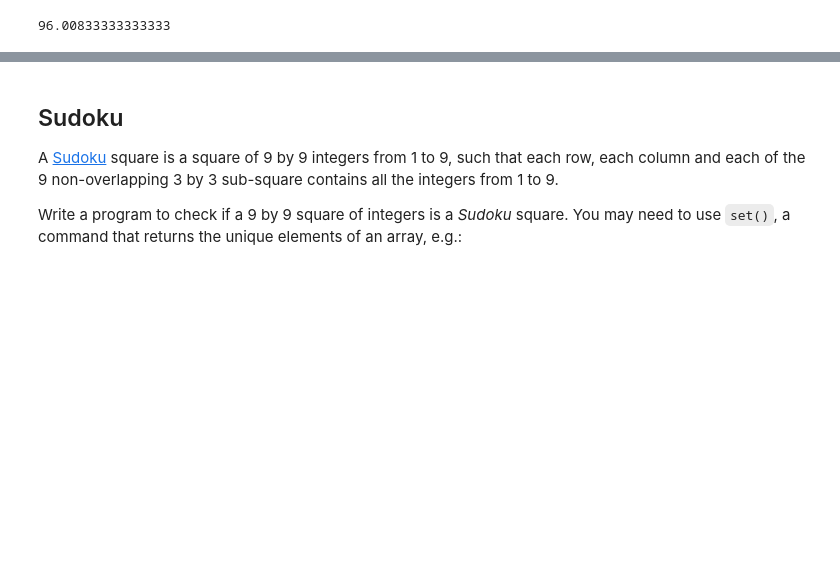
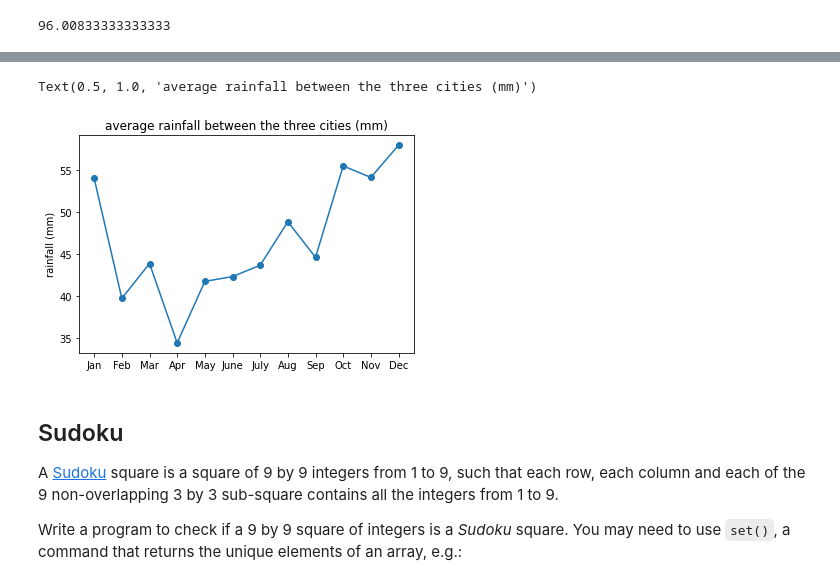
Before and after one commit to LilyDV1/extra, a Jupyter notebook: Slicing.ipynb, the cells around one changed output, grey strips where cells are left out. Saved outputs shown, nothing was run; the diff lists cells and outputs as text; code cells hidden in the pictures; blank space fills up the shorter version.

```diff
--- a/Slicing.ipynb
+++ b/Slicing.ipynb
@@ -58,0 +65,4 @@ for i in range(3):
+# %%
+average=np.zeros(12)
+for i in range(12):
+   average[i]=np.average(rain[:,i])
@@ -59,3 +75,10 @@ for i in range(3):
+# %%
+plt.plot(months, average, marker='o')
+plt.ylabel('rainfall (mm)')
+plt.title('average rainfall between the three cities (mm)')
+# %% [output]
+Text(0.5, 1.0, 'average rainfall between the three cities (mm)')
+[figure, added]
 # %% [markdown]
 ## Sudoku
 
```
Also changed, not shown: parts of 3 cells of this notebook.
